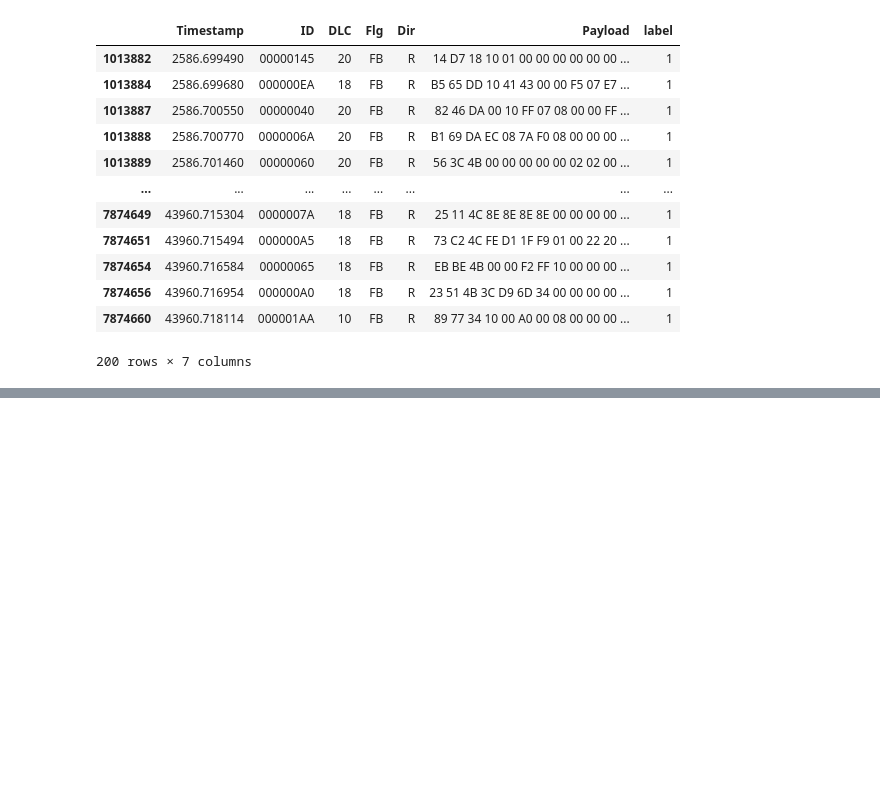
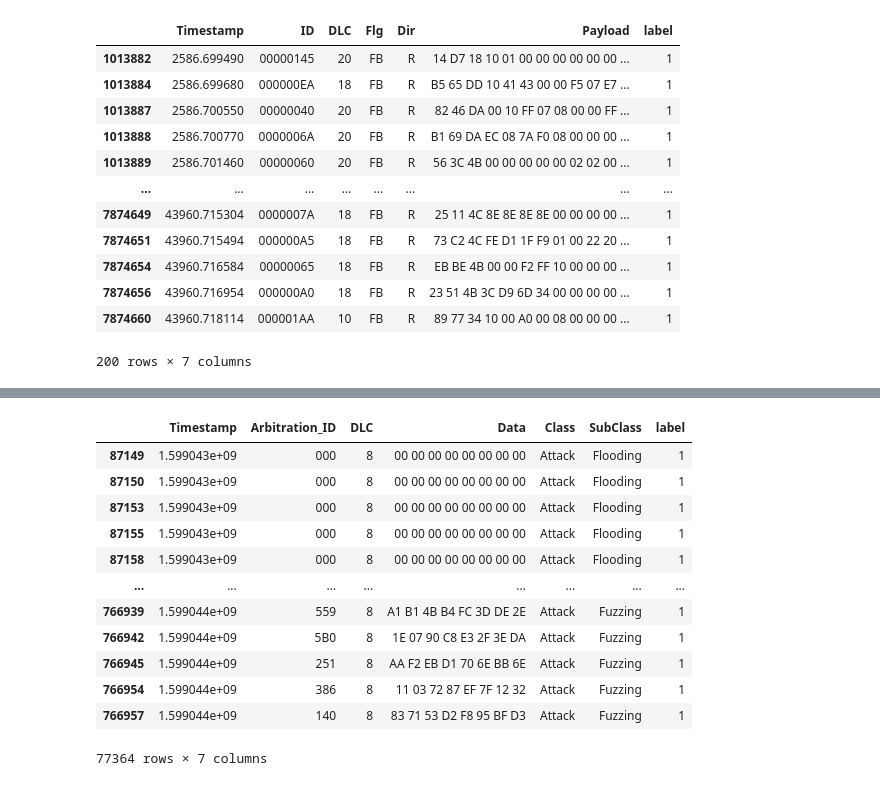
Before and after one commit to CJW-MAPU/Canttack, a Jupyter notebook: canttackTest.ipynb, the cells around one changed output, grey strips where cells are left out. Cells and saved outputs as stored; diff of their text form; code cells hidden in the pictures; blank space fills up the shorter version.

```diff
--- a/canttackTest.ipynb
+++ b/canttackTest.ipynb
@@ -360,0 +727,16 @@ test[test['label'] == 1]
+# %%
+dataset[dataset['label'] == 1]
+# %% [output]
+|  | Timestamp | Arbitration_ID | DLC | Data | Class | SubClass | label |
+| 87149 | 1.599043e+09 | 000 | 8 | 00 00 00 00 00 00 00 00 | Attack | Flooding | 1 |
+| 87150 | 1.599043e+09 | 000 | 8 | 00 00 00 00 00 00 00 00 | Attack | Flooding | 1 |
+| 87153 | 1.599043e+09 | 000 | 8 | 00 00 00 00 00 00 00 00 | Attack | Flooding | 1 |
+| 87155 | 1.599043e+09 | 000 | 8 | 00 00 00 00 00 00 00 00 | Attack | Flooding | 1 |
+| 87158 | 1.599043e+09 | 000 | 8 | 00 00 00 00 00 00 00 00 | Attack | Flooding | 1 |
+| ... | ... | ... | ... | ... | ... | ... | ... |
+| 766939 | 1.599044e+09 | 559 | 8 | A1 B1 4B B4 FC 3D DE 2E | Attack | Fuzzing | 1 |
+| 766942 | 1.599044e+09 | 5B0 | 8 | 1E 07 90 C8 E3 2F 3E DA | Attack | Fuzzing | 1 |
+| 766945 | 1.599044e+09 | 251 | 8 | AA F2 EB D1 70 6E BB 6E | Attack | Fuzzing | 1 |
+| 766954 | 1.599044e+09 | 386 | 8 | 11 03 72 87 EF 7F 12 32 | Attack | Fuzzing | 1 |
+| 766957 | 1.599044e+09 | 140 | 8 | 83 71 53 D2 F8 95 BF D3 | Attack | Fuzzing | 1 |
+77364 rows × 7 columns
```
Also changed, not shown: parts of 99 cells of this notebook, 6 other files.
